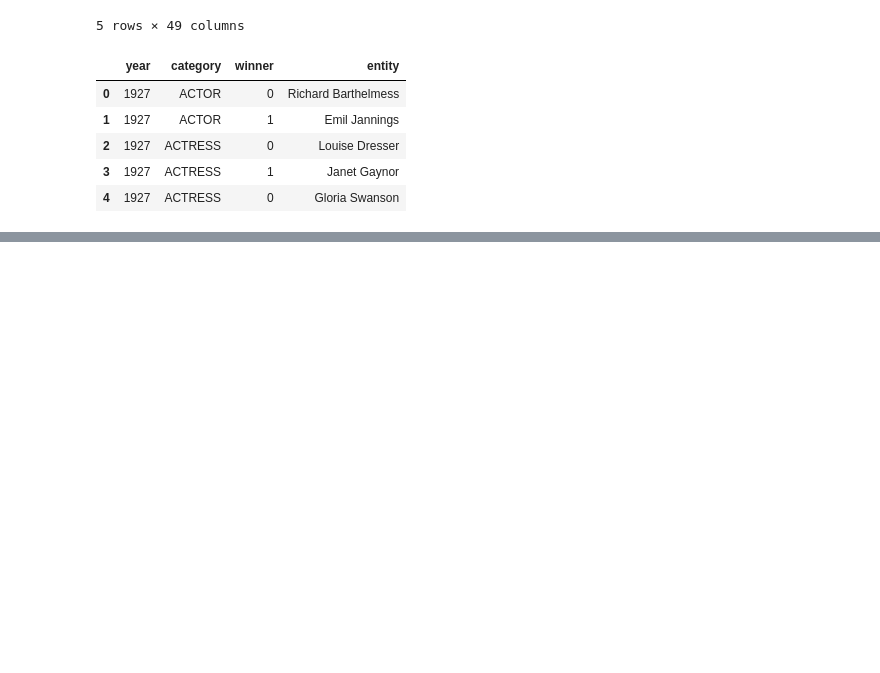
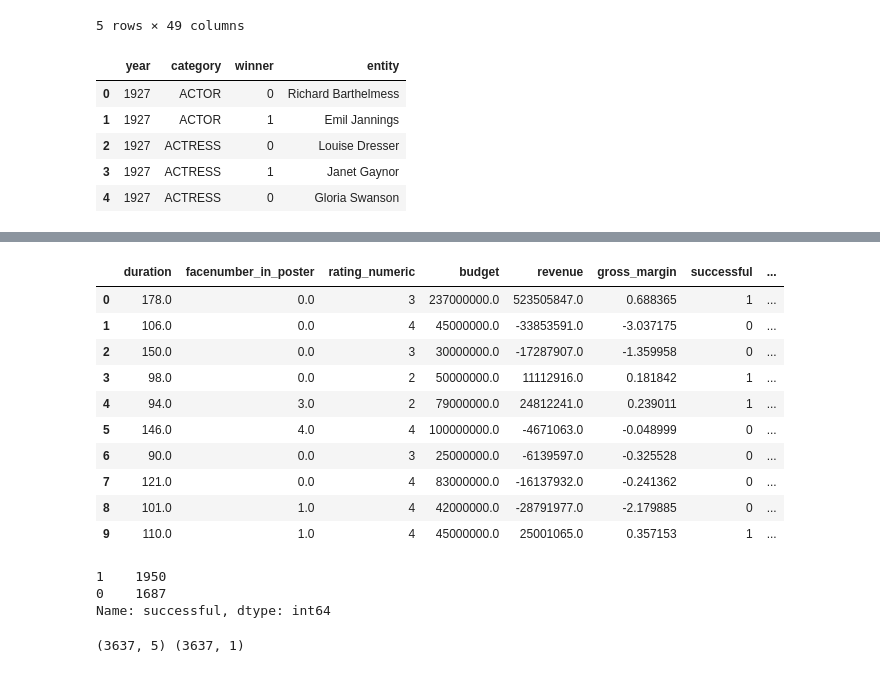
Before and after one commit to styrofomeBoots/project_3, a Jupyter notebook: Angie_notebook.ipynb, the cells around one changed output, grey strips where cells are left out. Saved outputs shown, nothing was run; the diff lists cells and outputs as text; code cells hidden in the pictures; blank space fills up the shorter version.

Commit message:
QDA model

```diff
--- a/Angie_notebook.ipynb
+++ b/Angie_notebook.ipynb
@@ -363,0 +385,11 @@ oscarzz.head()
+# %%
+# create connection to database
+
+con = sqlite3.connect("db/movies.db")
+sql = f"""
+   SELECT * FROM movie_data
+   """
+
+# bring in db to pandas dataframe
+movieDf = pd.read_sql(sql, con)
+movieDf.head()
@@ -363,0 +426,34 @@ oscarzz.head()
+# %%
+# create table for model purposes
+modelDf = movieDf[["duration","facenumber_in_poster","rating_numeric","gross_margin",
+                   "successful","director_score","production_companies_count","total_actor_starpower","release_month",
+                   "holiday_month","tot_wins","tot_noms", "total_actor_starpower", "vote_average", "vote_count"]]
+modelDf = modelDf.dropna()
+modelDf.head(10)
+# %% [output]
+|  | duration | facenumber_in_poster | rating_numeric | budget | revenue | gross_margin | successful | ... |
+| 0 | 178.0 | 0.0 | 3 | 237000000.0 | 523505847.0 | 0.688365 | 1 | ... |
+| 1 | 106.0 | 0.0 | 4 | 45000000.0 | -33853591.0 | -3.037175 | 0 | ... |
+| 2 | 150.0 | 0.0 | 3 | 30000000.0 | -17287907.0 | -1.359958 | 0 | ... |
+| 3 | 98.0 | 0.0 | 2 | 50000000.0 | 11112916.0 | 0.181842 | 1 | ... |
+| 4 | 94.0 | 3.0 | 2 | 79000000.0 | 24812241.0 | 0.239011 | 1 | ... |
+| 5 | 146.0 | 4.0 | 4 | 100000000.0 | -4671063.0 | -0.048999 | 0 | ... |
+| 6 | 90.0 | 0.0 | 3 | 25000000.0 | -6139597.0 | -0.325528 | 0 | ... |
+| 7 | 121.0 | 0.0 | 4 | 83000000.0 | -16137932.0 | -0.241362 | 0 | ... |
+| 8 | 101.0 | 1.0 | 4 | 42000000.0 | -28791977.0 | -2.179885 | 0 | ... |
+| 9 | 110.0 | 1.0 | 4 | 45000000.0 | 25001065.0 | 0.357153 | 1 | ... |
+# %%
+modelDf["successful"].value_counts()
+# %% [output]
+1    1950
+0    1687
+Name: successful, dtype: int64
+# %%
+# Assign X (data) and y (target)
+# Change X if you want to test other parameters
+X = modelDf[["holiday_month", "director_score","production_companies_count",
+             "tot_noms",  "vote_average"]]
+y = modelDf["successful"].values.reshape(-1, 1)
+print(X.shape, y.shape)
+# %% [output]
+(3637, 5) (3637, 1)
```
Also changed, not shown: parts of 12 cells of this notebook.
